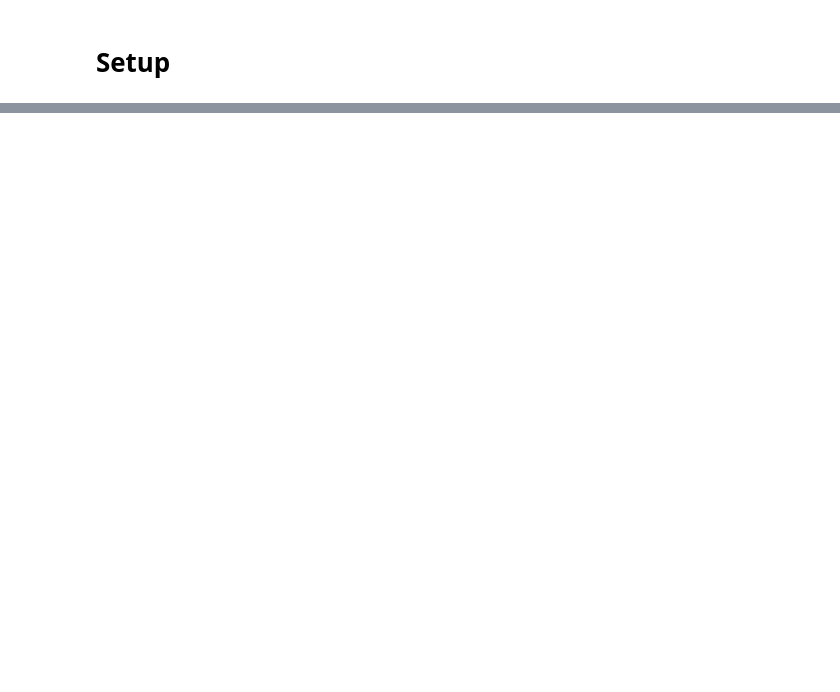
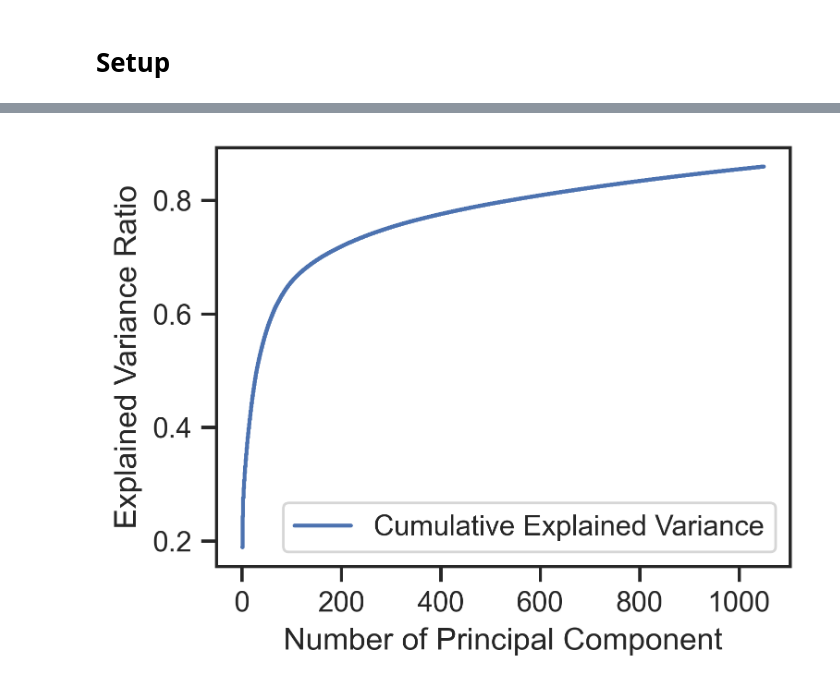
Before and after one commit to alifta/network, a Jupyter notebook: phonelab.ipynb, the cells around one changed output, grey strips where cells are left out. Saved outputs shown, nothing was run; the diff lists cells and outputs as text; code cells hidden in the pictures; blank space fills up the shorter version.

```diff
--- a/phonelab.ipynb
+++ b/phonelab.ipynb
@@ -58,0 +107,15 @@ The autoreload extension is already loaded. To reload it, use:
+# %%
+plt.figure(figsize=(4, 3), dpi=400)
+plt.step(range(1, 1051),
+            cum_var_exp[0:1050].real,
+            where='mid',
+            label='Cumulative Explained Variance')
+# plt.plot(cum_var_exp)
+plt.ylabel('Explained Variance Ratio')
+plt.xlabel('Number of Principal Component')
+plt.legend(loc='best')
+PATH = os.path.join(DATA, 'pca_variance_ratio.pdf')
+# plt.savefig(PATH, dpi=400)
+plt.show()
+# %% [output]
+[figure, added]
```
Also changed, not shown: parts of 61 cells of this notebook, 3 other files.
